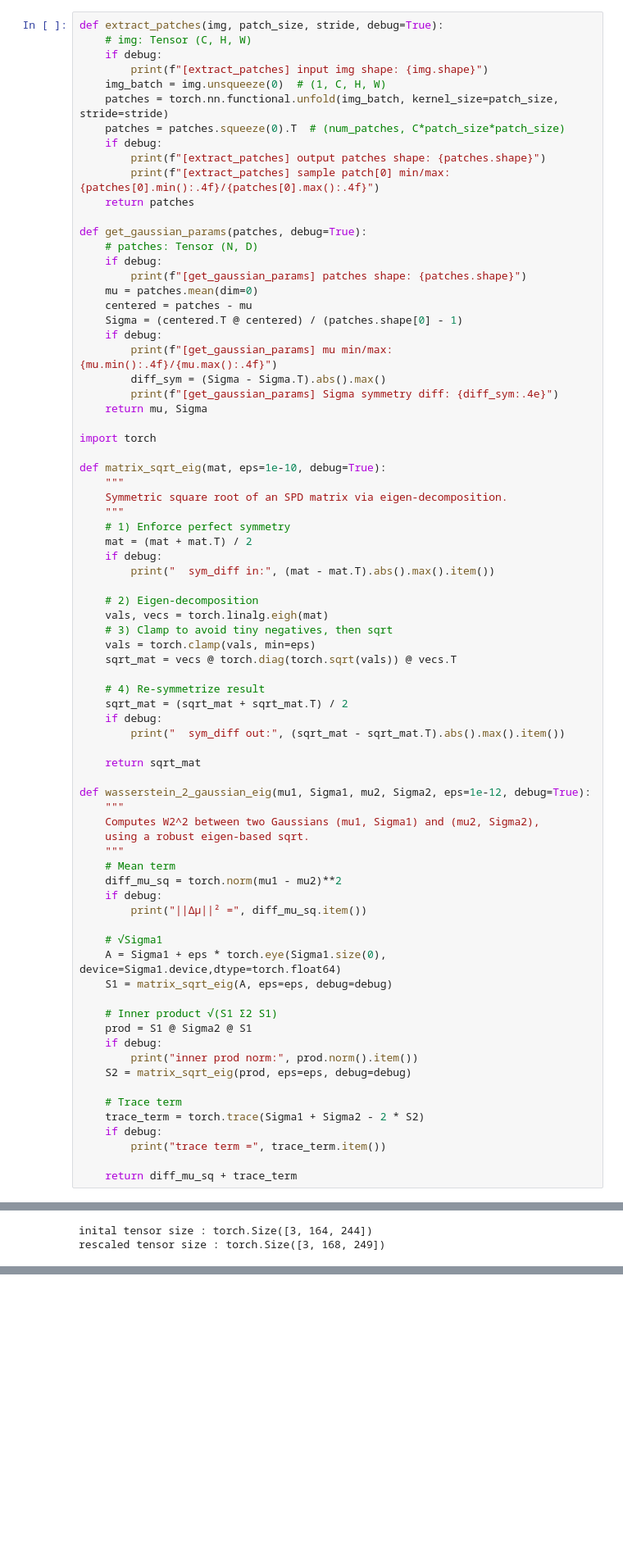
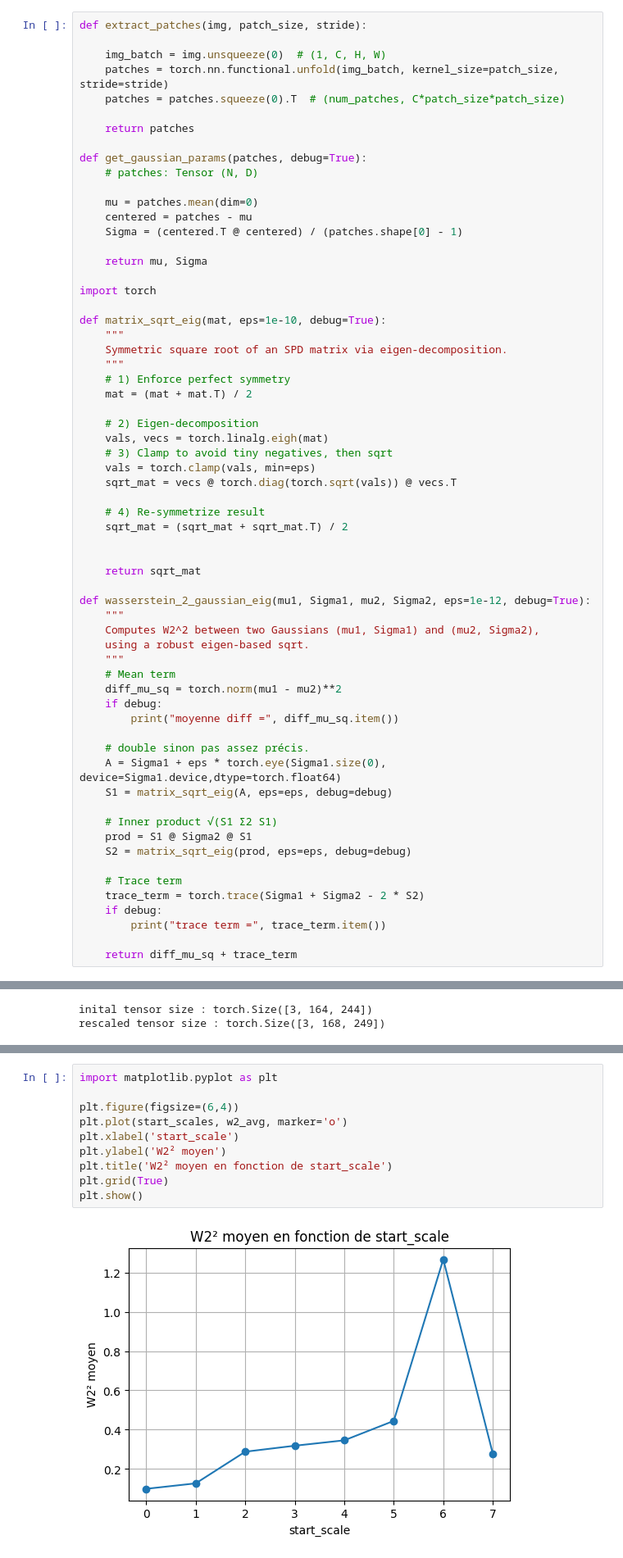
Before and after one commit to Loudwig/SinGan, a Jupyter notebook: evaluate_model.ipynb, the cells around one changed output, grey strips where cells are left out. Shown: that part at 82% size. Cells and saved outputs as stored; diff of their text form; blank space fills up the shorter version.

```diff
--- a/evaluate_model.ipynb
+++ b/evaluate_model.ipynb
@@ -21,29 +21,21 @@ def pil_from_minus1to1(t):
     t = ((t.clamp(-1, 1) + 1) / 2)                   # [-1,1] → [0,1]
     return to_pil_image(t.cpu())
 # %%
-def extract_patches(img, patch_size, stride, debug=True):
-    # img: Tensor (C, H, W)
-    if debug:
-        print(f"[extract_patches] input img shape: {img.shape}")
+def extract_patches(img, patch_size, stride):
+
     img_batch = img.unsqueeze(0)  # (1, C, H, W)
     patches = torch.nn.functional.unfold(img_batch, kernel_size=patch_size, stride=stride)
     patches = patches.squeeze(0).T  # (num_patches, C*patch_size*patch_size)
-    if debug:
-        print(f"[extract_patches] output patches shape: {patches.shape}")
-        print(f"[extract_patches] sample patch[0] min/max: {patches[0].min():.4f}/{patches[0].max():.4f}")
+
     return patches
 
 def get_gaussian_params(patches, debug=True):
     # patches: Tensor (N, D)
-    if debug:
-        print(f"[get_gaussian_params] patches shape: {patches.shape}")
+
     mu = patches.mean(dim=0)
     centered = patches - mu
     Sigma = (centered.T @ centered) / (patches.shape[0] - 1)
-    if debug:
-        print(f"[get_gaussian_params] mu min/max: {mu.min():.4f}/{mu.max():.4f}")
-        diff_sym = (Sigma - Sigma.T).abs().max()
-        print(f"[get_gaussian_params] Sigma symmetry diff: {diff_sym:.4e}")
+
     return mu, Sigma
 
 import torch
@@ -54,8 +46,6 @@ def matrix_sqrt_eig(mat, eps=1e-10, debug=True):
     """
     # 1) Enforce perfect symmetry
     mat = (mat + mat.T) / 2
-    if debug:
-        print("  sym_diff in:", (mat - mat.T).abs().max().item())
 
     # 2) Eigen-decomposition
     vals, vecs = torch.linalg.eigh(mat)
@@ -65,8 +55,7 @@ def matrix_sqrt_eig(mat, eps=1e-10, debug=True):
 
     # 4) Re-symmetrize result
     sqrt_mat = (sqrt_mat + sqrt_mat.T) / 2
-    if debug:
-        print("  sym_diff out:", (sqrt_mat - sqrt_mat.T).abs().max().item())
+
 
     return sqrt_mat
 
@@ -78,16 +67,14 @@ def wasserstein_2_gaussian_eig(mu1, Sigma1, mu2, Sigma2, eps=1e-12, debug=True):
     # Mean term
     diff_mu_sq = torch.norm(mu1 - mu2)**2
     if debug:
-        print("||Δμ||² =", diff_mu_sq.item())
+        print("moyenne diff =", diff_mu_sq.item())
 
-    # √Sigma1
+    # double sinon pas assez précis.
     A = Sigma1 + eps * torch.eye(Sigma1.size(0), device=Sigma1.device,dtype=torch.float64)
     S1 = matrix_sqrt_eig(A, eps=eps, debug=debug)
 
     # Inner product √(S1 Σ2 S1)
     prod = S1 @ Sigma2 @ S1
-    if debug:
-        print("inner prod norm:", prod.norm().item())
     S2 = matrix_sqrt_eig(prod, eps=eps, debug=debug)
 
     # Trace term
@@ -421,0 +447,12 @@ Wasserstein-2 Distance (squared): 0.0375
+# %%
+import matplotlib.pyplot as plt
+
+plt.figure(figsize=(6,4))
+plt.plot(start_scales, w2_avg, marker='o')
+plt.xlabel('start_scale')
+plt.ylabel('W2² moyen')
+plt.title('W2² moyen en fonction de start_scale')
+plt.grid(True)
+plt.show()
+# %% [output]
+[figure, added]
```
Also changed, not shown: parts of 9 cells of this notebook.
